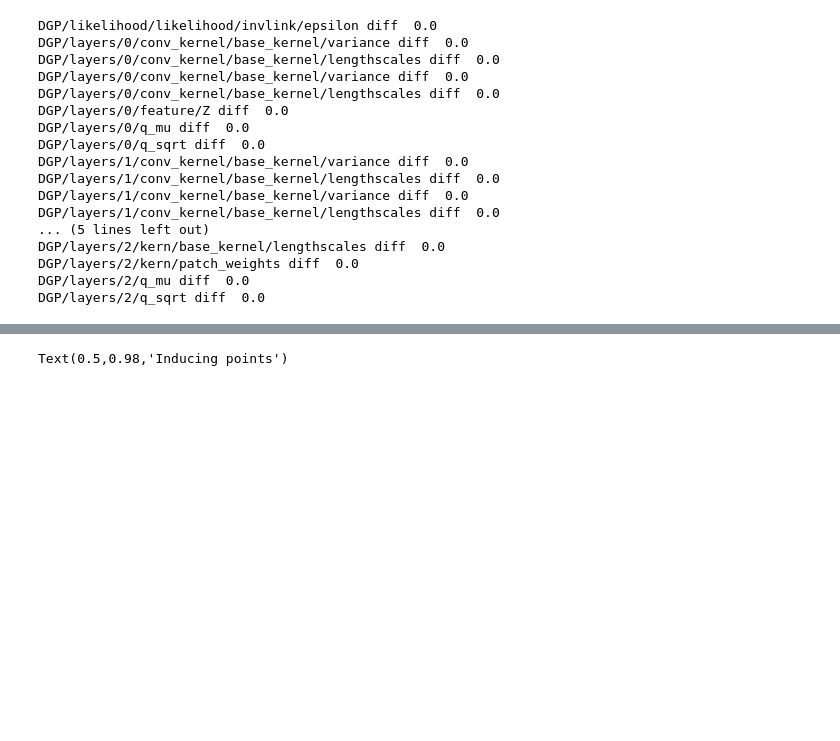
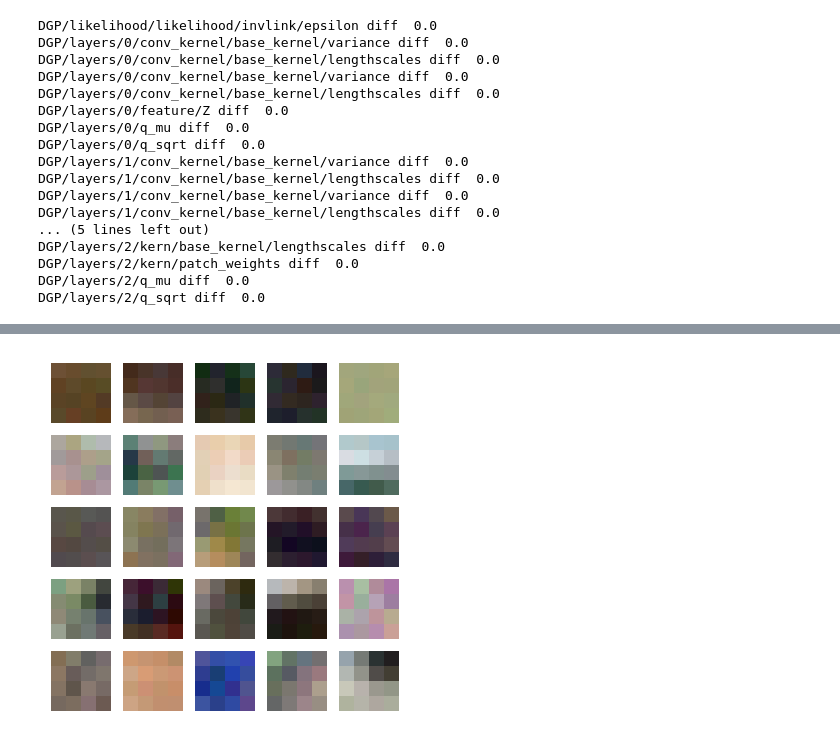
Before and after one commit to kekeblom/DeepCGP, a Jupyter notebook: notebooks/Inspect.ipynb, the cells around one changed output, grey strips where cells are left out. Cells and saved outputs as stored; diff of their text form; code cells hidden in the pictures; blank space fills up the shorter version.

Commit message:
Visualizations

```diff
--- a/notebooks/Inspect.ipynb
+++ b/notebooks/Inspect.ipynb
@@ -374,4 +388,0 @@ with sns.axes_style('ticks'):
-# %%
-suptitle
-# %% [output]
-Text(0.5,0.98,'Inducing points')
@@ -377,0 +401,20 @@ Text(0.5,0.98,'Inducing points')
+# %%
+def plot_patches_color(Z, num_patches, num_channels, channel, patch_size, rows, columns):
+    plt.figure(figsize=(rows * 1, columns * 1))
+    zeros = np.zeros(patch_size + (3,))
+    ones = np.ones(patch_size + (3,))
+    for row in range(rows):
+        for column in range(columns):
+            axis = plt.subplot2grid((rows, columns), loc=(row, column))
+            patch = Z[row * columns + column, :]
+            patch = patch.reshape(*patch_size, 3) * std + mean
+            patch = np.maximum(np.minimum(patch, ones), zeros)
+            axis.imshow(patch)
+            axis.xaxis.set_visible(False)
+            axis.yaxis.set_visible(False)
+
+    plt.tight_layout(pad=0)
+
+plot_patches_color(Z1, 384, 3, 0, (4, 4), rows=5, columns=5)
+# %% [output]
+[figure, added]
```
Also changed, not shown: parts of 15 cells of this notebook, 1 other file.
